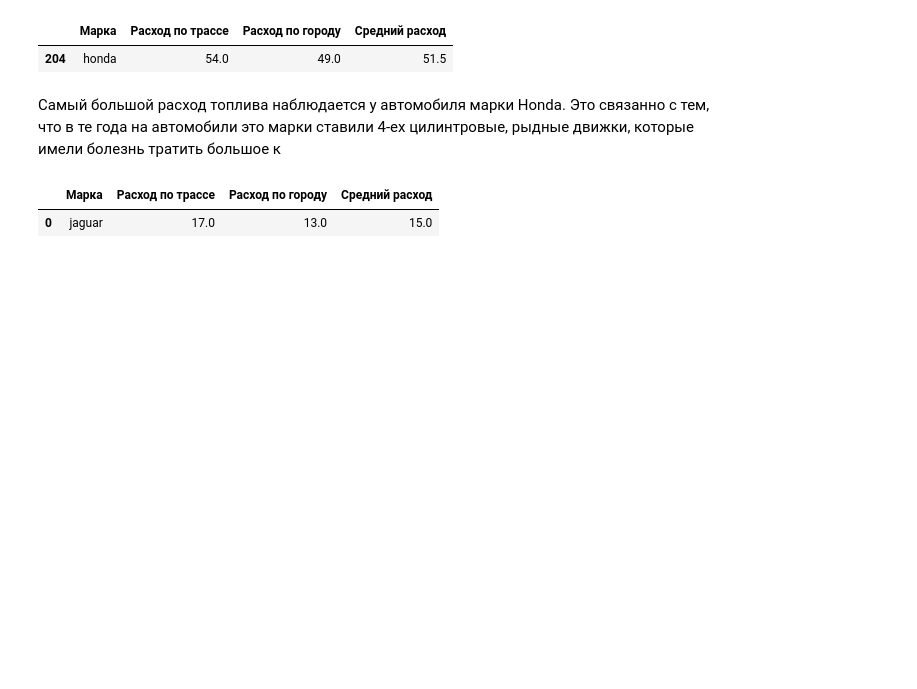
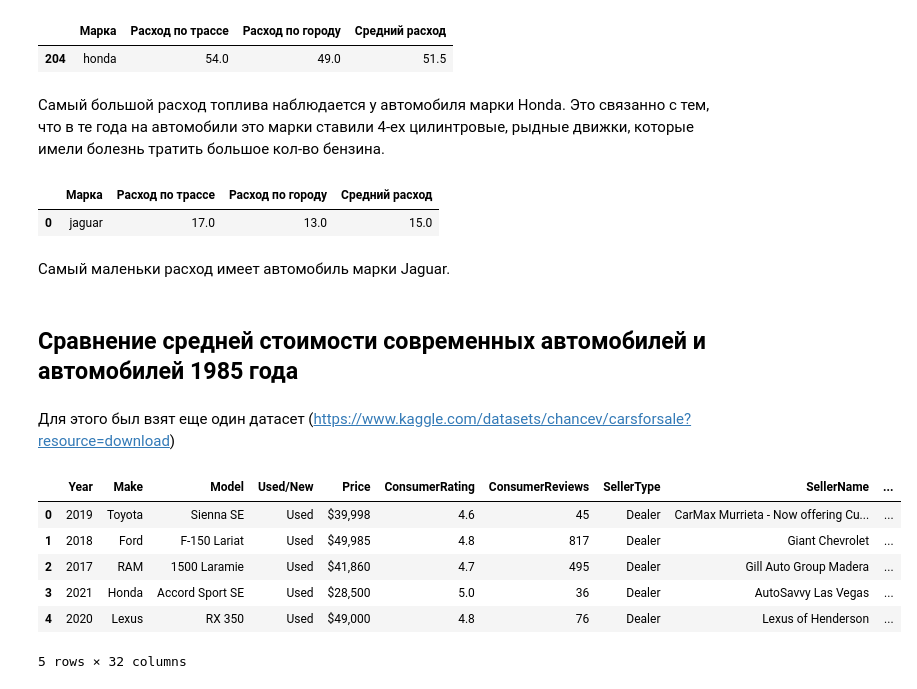
Before and after one commit to DipoPY/DSIS_summer, a Jupyter notebook: summer_dz.ipynb, the cells around one changed output. Drawn from its saved outputs; the diff is of its cells as text; code cells hidden in the pictures; blank space fills up the shorter version.

```diff
--- a/summer_dz.ipynb
+++ b/summer_dz.ipynb
@@ -194,9 +202,32 @@ df.tail(1) # автомобиль с максимальным расходом
 |  | Марка | Расход по трассе | Расход по городу | Средний расход |
 | 204 | honda | 54.0 | 49.0 | 51.5 |
 # %% [markdown]
-Самый большой расход топлива наблюдается у автомобиля марки Honda. Это связанно с тем, что в те года на автомобили это марки ставили 4-ех цилинтровые, рыдные движки, которые имели болезнь тратить большое к
+Самый большой расход топлива наблюдается у автомобиля марки Honda. Это связанно с тем, что в те года на автомобили это марки ставили 4-ех цилинтровые, рыдные движки, которые имели болезнь тратить большое кол-во бензина.
 # %%
 df.head(1) # автомобиль с минимальных
 # %% [output]
 |  | Марка | Расход по трассе | Расход по городу | Средний расход |
 | 0 | jaguar | 17.0 | 13.0 | 15.0 |
+# %% [markdown]
+Самый маленьки расход имеет автомобиль марки Jaguar.
+# %% [markdown]
+## Сравнение средней стоимости современных автомобилей и автомобилей 1985 года
+# %% [markdown]
+Для этого был взят еще один датасет (https://www.kaggle.com/datasets/chancev/carsforsale?resource=download)
+# %%
+path = "/home/dima/Myproject/DSIS_summer/archive_2"
+data2 = pd.read_csv('/home/dima/Myproject/DSIS_summer/archive_2/cars_raw.csv')
+filenames = glob.glob(path + "/*.csv")
+dfs2 = []
+for _ in filenames:
+    dfs2.append(pd.read_csv(_))
+data2 = pd.concat(dfs2, ignore_index=True)
+data2.head()
+# %% [output]
+|  | Year | Make | Model | Used/New | Price | ConsumerRating | ConsumerReviews | SellerType | SellerName | ... |
+| 0 | 2019 | Toyota | Sienna SE | Used | $39,998 | 4.6 | 45 | Dealer | CarMax Murrieta - Now offering Cu... | ... |
+| 1 | 2018 | Ford | F-150 Lariat | Used | $49,985 | 4.8 | 817 | Dealer | Giant Chevrolet | ... |
+| 2 | 2017 | RAM | 1500 Laramie | Used | $41,860 | 4.7 | 495 | Dealer | Gill Auto Group Madera | ... |
+| 3 | 2021 | Honda | Accord Sport SE | Used | $28,500 | 5.0 | 36 | Dealer | AutoSavvy Las Vegas | ... |
+| 4 | 2020 | Lexus | RX 350 | Used | $49,000 | 4.8 | 76 | Dealer | Lexus of Henderson | ... |
+5 rows × 32 columns
```
Also changed, not shown: parts of 17 cells of this notebook, 1 other file.
